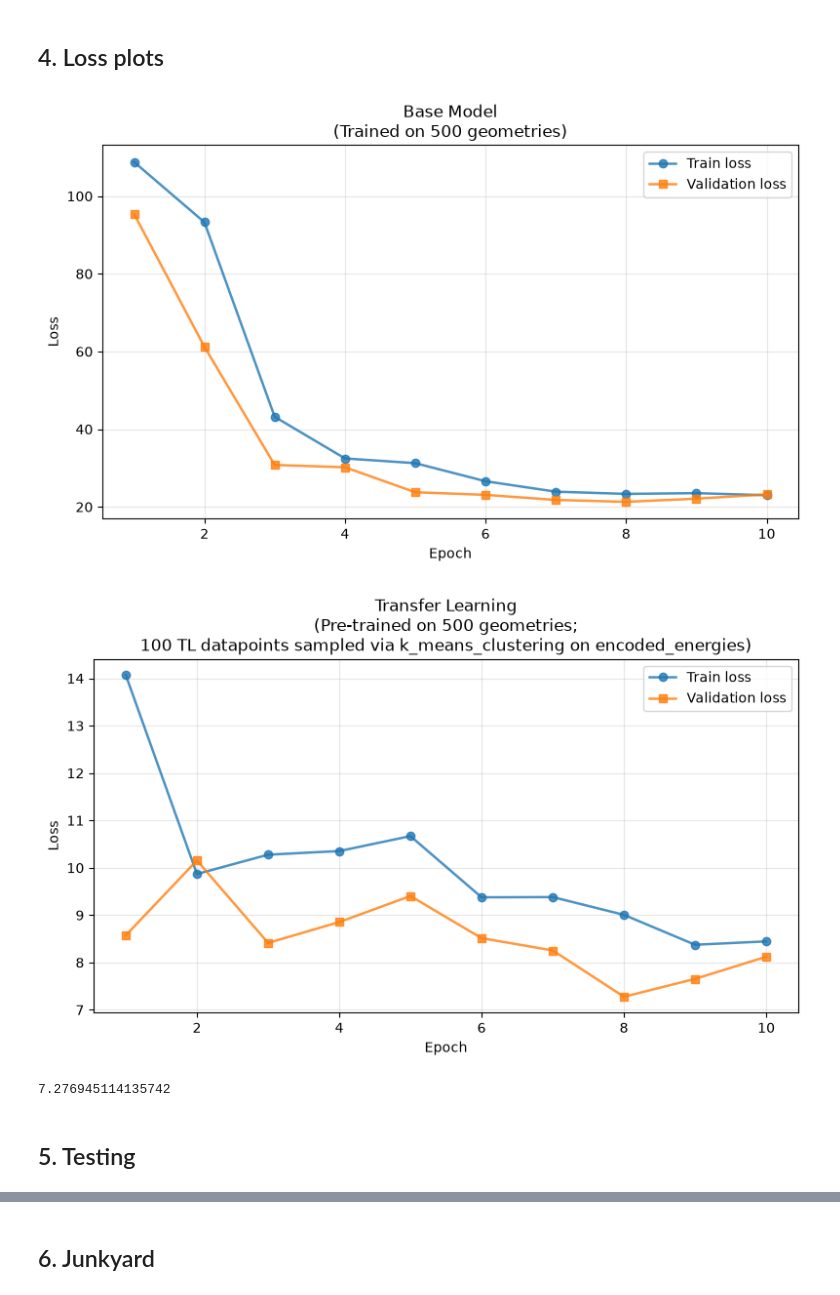
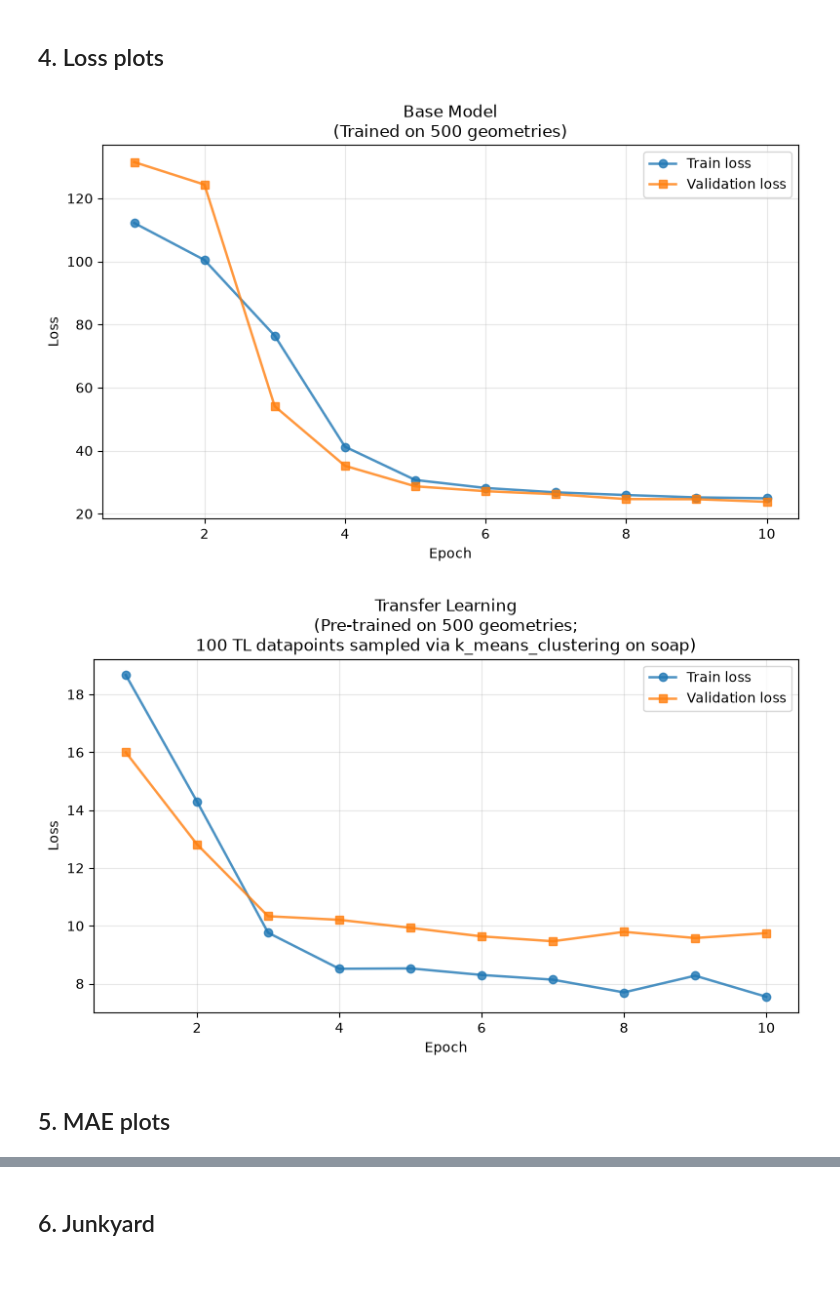
Before and after one commit to yoghurtfork/X-MACE-sampling, a Jupyter notebook: notebooks/sampling.ipynb, the cells around one changed output, grey strips where cells are left out. Saved outputs shown, nothing was run; the diff lists cells and outputs as text; code cells hidden in the pictures.

```diff
--- a/notebooks/sampling.ipynb
+++ b/notebooks/sampling.ipynb
@@ -140,13 +259,13 @@ Base model saved to /home/lim_yt/X-MACE-sampling/notebooks/../outputs/base_model
 ## 1. Choose descriptor
 # %%
 DESCRIPTOR_TYPE = ["bond_lengths", "bond_angles", "dihedral", "energies", "encoded_energies", "soap", "acsf", "mbtr"]
-DESCRIPTOR = DESCRIPTOR_TYPE[4]  # choose the descriptor type to use
+DESCRIPTOR = DESCRIPTOR_TYPE[5]  # choose the descriptor type to use
 
 # matrix of descriptors for each geometry
 # sampling is done using on base dataset (low-fidelity)
 desc_matrix = []
 for atom in base_train_valid_set:
-    desc_matrix.append(descriptors.get_descriptor(DESCRIPTOR,atom, base_encoder))
+    desc_matrix.append(descriptors.get_descriptor(DESCRIPTOR,atom))
 desc_matrix = np.asarray(desc_matrix)
 
 # n*m, where n is the number of geometries and m is the dimension of the descriptor
@@ -255,0 +362,15 @@ Final valid loss: 8.121990
+# %%
+transfer_loader = data_builder.load(sampled_atoms, batch_size=BATCH_SIZE, shuffle=True)
+
+transfer_model = NaiveStrategy().apply(base_model)
+transfer_optimizer = torch.optim.Adam(transfer_model.parameters(), lr=TRANSFER_LR)
+
+torch.manual_seed(SEED)
+
+transfer_model, transfer_history = trainer.train_model(
+    transfer_model, transfer_loader, full_valid_loader, transfer_optimizer, loss_fn
+)
+
+tester.run_test(transfer_model, full_test_loader)
+transfer_energy_mae = tester.get_energy_mae()
+{"best_epoch": full_history["best_epoch"], "test_energy_mae_ev": transfer_energy_mae}
@@ -265,9 +398,9 @@ print(f"Transfer model saved to {transfer_model_save_path}")
 import matplotlib.pyplot as plt
 
 # Plot base model training history
-base_epochs = [row["epoch"] for row in base_history]
-base_train_losses = [row["train_loss"] for row in base_history]
-base_valid_losses = [row["valid_loss"] for row in base_history]
+base_epochs = base_history['epoch']
+base_train_losses = base_history['train_loss']
+base_valid_losses = base_history['valid_loss']
 
 fig, ax = plt.subplots(figsize=(8, 5))
 ax.plot(base_epochs, base_train_losses, marker="o", linewidth=1.8, label="Train loss", alpha=0.8)
@@ -285,36 +418,32 @@ fig.tight_layout()
 
 plt.show()
 # %% [output]
-[figure, old version]
+[figure, new version]
 # %%
 # Plot transfer learning training history
-transfer_epochs = [row["epoch"] for row in transfer_history]
-transfer_train_losses = [row["train_loss"] for row in transfer_history]
-transfer_valid_losses = [row["valid_loss"] for row in transfer_history]
+transfer_epochs = transfer_history['epoch']
+transfer_train_losses = transfer_history['train_loss']
+transfer_valid_losses = transfer_history['valid_loss']
 
 fig, ax = plt.subplots(figsize=(8, 5))
 ax.plot(transfer_epochs, transfer_train_losses, marker="o", linewidth=1.8, label="Train loss", alpha=0.8)
 ax.plot(transfer_epochs, transfer_valid_losses, marker="s", linewidth=1.8, label="Validation loss", alpha=0.8)
 ax.set_xlabel("Epoch")
 ax.set_ylabel("Loss")
 if SELECTOR == 'random_sampling':
     ax.set_title(f"Transfer Learning\n(Pre-trained on {BASE_N_GEOMETRIES} geometries;\n{N_SAMPLES} TL datapoints sampled via {SELECTOR})")
 else:
     ax.set_title(f"Transfer Learning\n(Pre-trained on {BASE_N_GEOMETRIES} geometries;\n{N_SAMPLES} TL datapoints sampled via {SELECTOR} on {DESCRIPTOR})")
 ax.grid(True, alpha=0.3)
 ax.legend()
 fig.tight_layout()
 
 # save plot
 # TRANSFER_LOSS_PLOT_PATH = OUTPUT_DIR / "plots" / "transfer_model_propene_100_samples.png"
 # fig.savefig(TRANSFER_LOSS_PLOT_PATH, dpi=150)
 
 plt.show()
 # %% [output]
-[figure, old version]
+[figure, new version]
-# %%
-print(np.min(transfer_valid_losses))
-# %% [output]
-7.276945114135742
 # %% [markdown]
-## 5. Testing
+## 5. MAE plots
```
Also changed, not shown: parts of 22 cells of this notebook.
